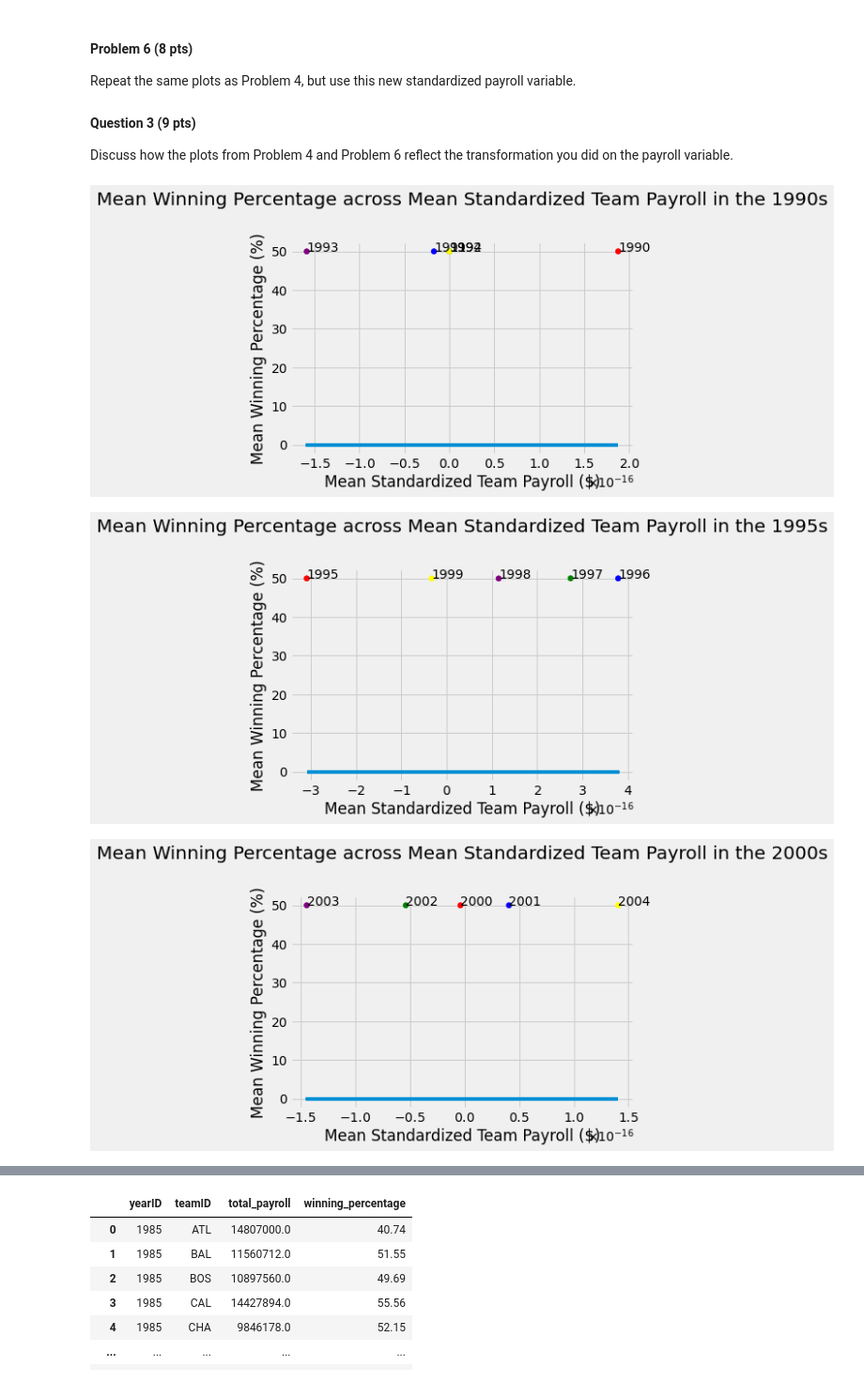
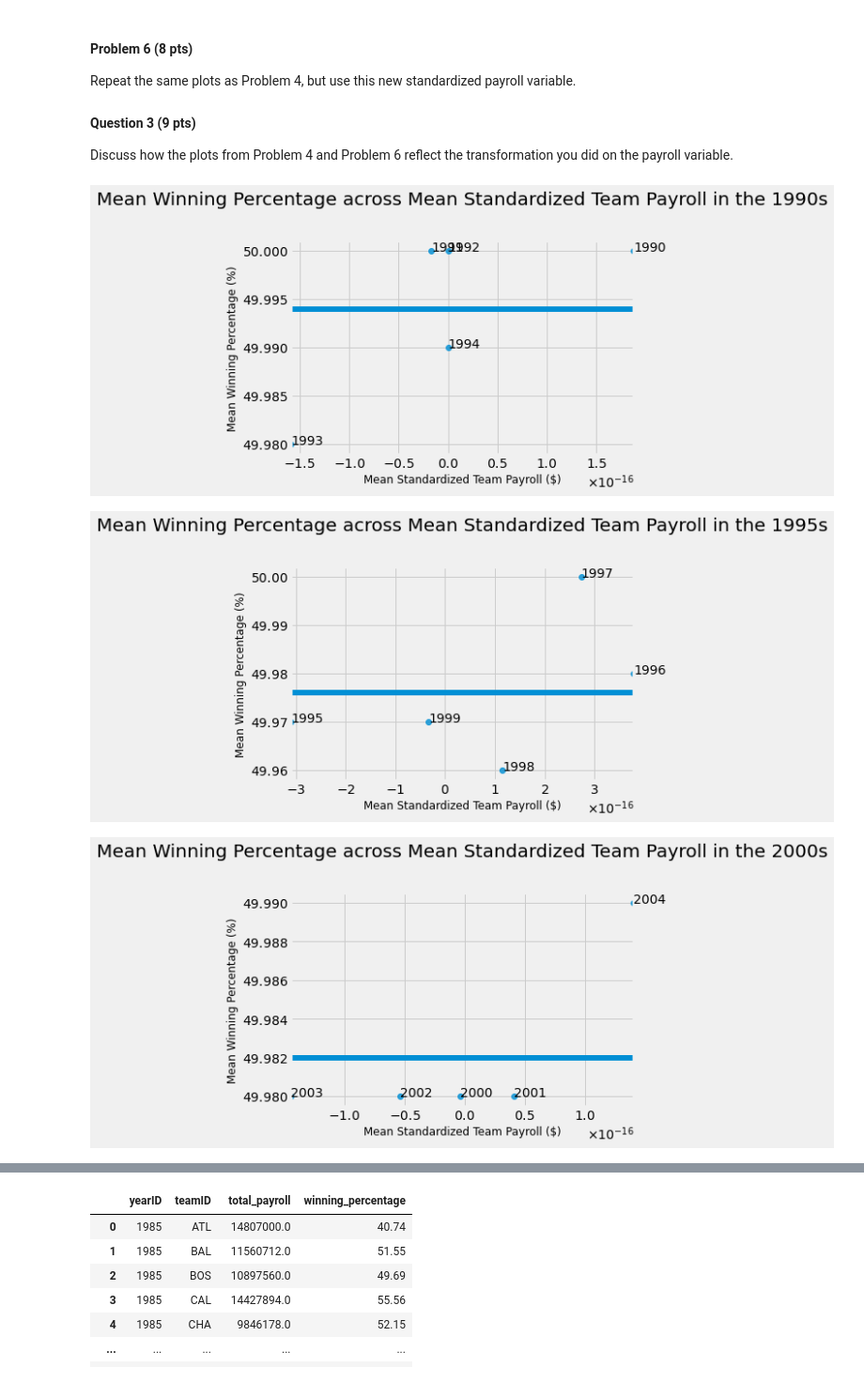
Before and after one commit to brutatoasta/320fall2022, a Jupyter notebook: project2/submit.ipynb, the cells around one changed output, grey strips where cells are left out. Shown at 94% size. Saved outputs shown, nothing was run; the diff lists cells and outputs as text; code cells hidden in the pictures.

```diff
--- a/project2/submit.ipynb
+++ b/project2/submit.ipynb
@@ -157,8 +157,8 @@ for period in periods:
     plt.title(f"Mean Winning Percentage across Mean Team Payroll in the {period}s", pad=40)
     plt.gca().xaxis.set_major_formatter(xfmt)
     plt.gca().yaxis.set_major_formatter(yfmt)
-    plt.xlabel("Mean Team Payroll ($)")
-    plt.ylabel("Mean Winning Percentage (%)")
+    plt.xlabel("Mean Team Payroll ($)", fontsize=12)
+    plt.ylabel("Mean Winning Percentage (%)", fontsize=12)
 
     # add annotation for each point
     for i, year in enumerate(slice_df["yearID"]):
@@ -238,41 +238,43 @@ Discuss how the plots from Problem 4 and Problem 6 reflect the transformation yo
 q6_df = q5_df.groupby('yearID', as_index=False).mean()
 
 #round off those pesky decimals
 q6_df["winning_percentage"] = q6_df["winning_percentage"].round(2)
 
 # create bins the only way I know how
 q6_df["half_decade"] = (q6_df["yearID"] //5 ) * 5
 periods = [1990, 1995, 2000, 2005, 2010]
 
 # Axes formatting stuff
 xfmt = ScalarFormatter(useMathText = True, useOffset=False)
 yfmt = ScalarFormatter(useMathText = True, useOffset=False)
-colors =['red', 'blue','green','purple','yellow']
+colors =['r', 'b','g','c','y']
 
 for period in periods:
     # get the slice of df for that period
     slice_df = q6_df[q6_df["half_decade"] == period]
 
-    # calculate regression coeffs
-    m, b = np.polyfit(slice_df["standardized_payroll"], slice_df["standardized_payroll"], 1)
 
-    # plot points
-    plt.scatter(slice_df["standardized_payroll"], slice_df["winning_percentage"], c=colors)
+    # seaborn plot
+    sns.regplot(x=slice_df["standardized_payroll"], y=slice_df["winning_percentage"], ci=None)
+    # # calculate regression coeffs
+    # m, b = np.polyfit(slice_df["standardized_payroll"], slice_df["standardized_payroll"], 1)
+
+    # # plot points
+    # plt.scatter(slice_df["standardized_payroll"], slice_df["winning_percentage"], c=colors)
     # # plot regression line
     # plt.plot(slice_df["standardized_payroll"], m * slice_df["standardized_payroll"] +b)
 
     # Add descriptive texts
     plt.title(f"Mean Winning Percentage across Mean Standardized Team Payroll in the {period}s", pad=40)
     plt.gca().xaxis.set_major_formatter(xfmt)
     plt.gca().yaxis.set_major_formatter(yfmt)
-    plt.xlabel("Mean Standardized Team Payroll ($)")
-    plt.ylabel("Mean Winning Percentage (%)")
-
+    plt.xlabel("Mean Standardized Team Payroll ($)", fontsize=12)
+    plt.ylabel("Mean Winning Percentage (%)", fontsize=12)
     # add annotation for each point
     for i, year in enumerate(slice_df["yearID"]):
         plt.annotate(year, (slice_df["standardized_payroll"].iloc[i], slice_df["winning_percentage"].iloc[i]))
     plt.show()
 # %% [output]
-[figure, old version]
+[figure, new version]
-[figure, old version]
+[figure, new version]
-[figure, old version]
+[figure, new version]
```
Also changed, not shown: parts of 12 cells of this notebook.
